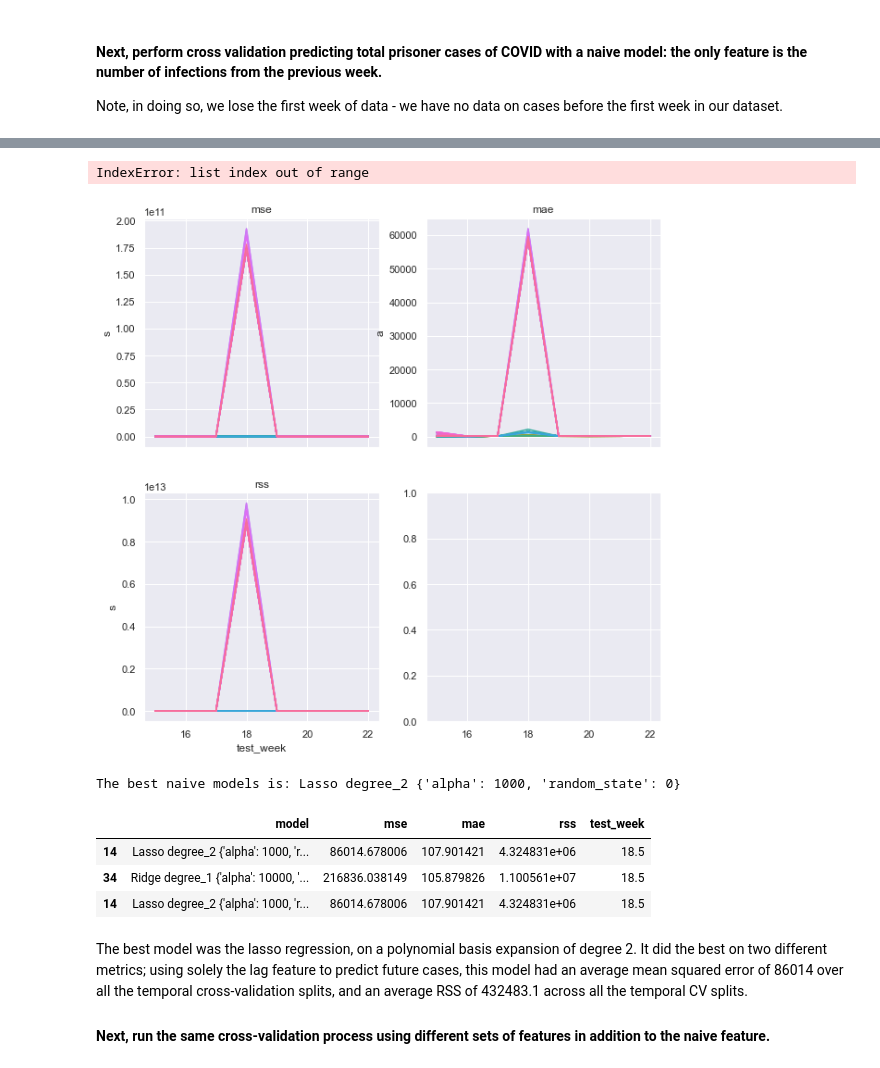
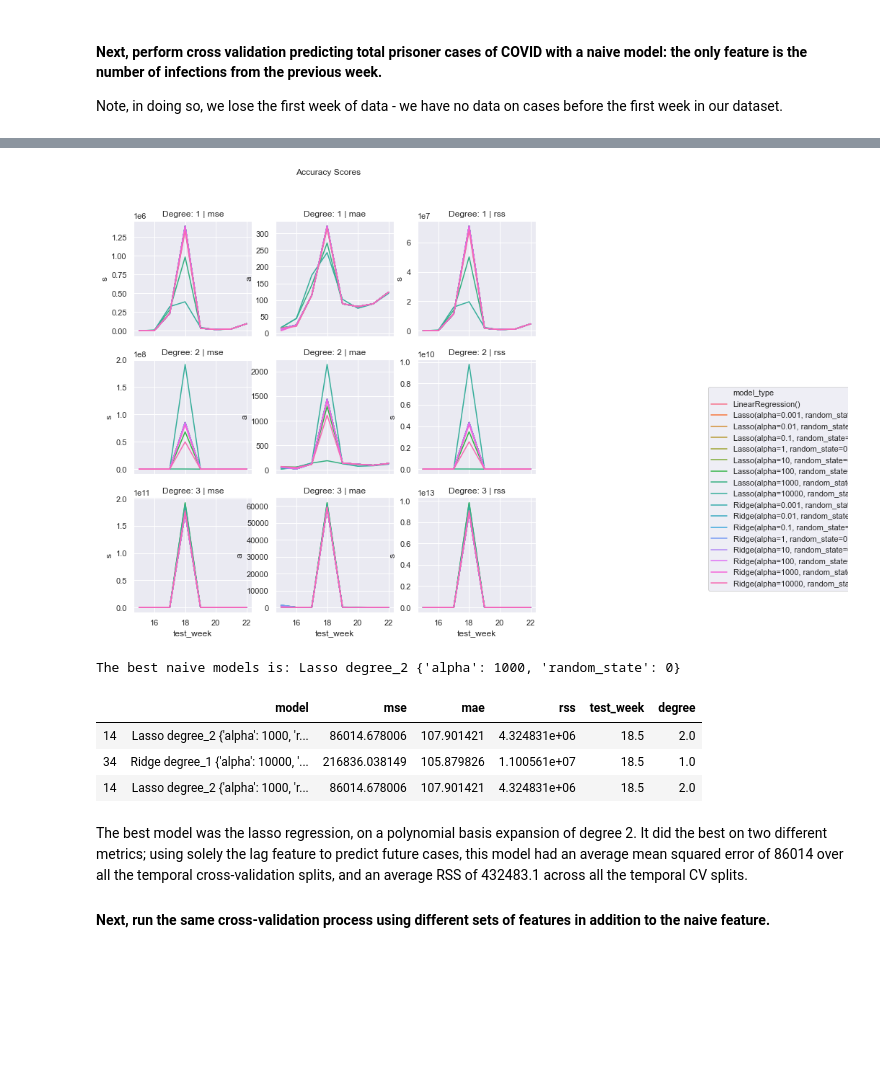
Before and after one commit to christi-liongson/covid_decarceration, a Jupyter notebook: analysis/prison_data_processing.ipynb, the cells around one changed output, grey strips where cells are left out. Drawn from its saved outputs; the diff is of its cells as text; code cells hidden in the pictures; blank space fills up the shorter version.

Commit message:
Updated function to graph metrics

```diff
--- a/analysis/prison_data_processing.ipynb
+++ b/analysis/prison_data_processing.ipynb
@@ -730,12 +735,12 @@ def cross_validate(temporal_splits, features, target, degrees, models, grid):
                                     models, grid)
             cv_eval.append(model_perf)
 
-    cv_df = pd.concat(cv_eval).astype(dtype={'mse': float, 'mae': float, 'rss': float})
+    cv_df = pd.concat(cv_eval).astype(dtype={'mse': float, 'mae': float, 'rss': float, 'degree': int})
 
     cv_df.reset_index(inplace=True)
     cv_df.rename(columns={'index': 'model'}, inplace=True)
     cv_df['model'] = cv_df['model'].str.extract(r"(\w+)\(")[0] + " " + \
-                                    "degree_" + cv_df['degree'] + " " + \
+                                    "degree_" + cv_df['degree'].astype(str) + " " + \
                                     cv_df["parameters"].astype(str)
 
     return cv_df
@@ -780,28 +785,31 @@ def graph_cv_scores(df, vars_and_labels, grouping, title):
     Returns:
         - nothing: shows plot in place
     '''
-    fig, axs = plt.subplots(2, 2, sharex="all", figsize=(10, 10))
+    fig, axs = plt.subplots(3, 3, sharex="all", figsize=(10, 10))
 
-    i = 0
-    for x in range(0, 2):
-        for y in range(0, 2):
-            sns.lineplot(df["test_week"], df[vars_and_labels[i]], data=df, hue=grouping, ax=axs[x, y])
+#     i = 0
+    for x in range(0, 3):
+#         print(df)
+        degree = x + 1
+        degree_df = df[df['degree'] == degree]
+#         print(degree_df.head())
+        for y in range(0, 3):
+            sns.lineplot(degree_df["test_week"], degree_df[vars_and_labels[y]], data=degree_df, hue=grouping, ax=axs[x, y])
             axs[x, y].get_legend().set_visible(False)
-            axs[x, y].set(xlabel="test_week", ylabel=vars_and_labels[i][1])
-            axs[x, y].set_title(vars_and_labels[i])
-            i += 1
+            axs[x, y].set(xlabel="test_week", ylabel=vars_and_labels[y][1])
+            axs[x, y].set_title("Degree: {} | {}".format(str(degree), vars_and_labels[y]))
+#             i += 1
 
     lines, labels = fig.axes[-1].get_legend_handles_labels()
 
-    fig.legend(lines, labels, loc="center right", bbox_to_anchor=(1.5, 0.5))
+    fig.legend(lines, labels, bbox_to_anchor=(1.5, 0.5))
     fig.suptitle(title)
     plt.show()
 # %%
 accuracy_metrics = ['mse', 'mae', 'rss']
-graph_cv_scores(naive_cv_df, accuracy_metrics, 'model', 'Accuracy Scores')
+graph_cv_scores(naive_cv_df, accuracy_metrics, 'model_type', 'Accuracy Scores')
 # %% [output]
-IndexError: list index out of range
-[figure, old version]
+[figure, new version]
 # %%
 def find_best_model(cv_results):
     '''
@@ -840,10 +848,10 @@ print("The best naive models is:", best_single_naive)
 best_naive
 # %% [output]
 The best naive models is: Lasso degree_2 {'alpha': 1000, 'random_state': 0}
-|  | model | mse | mae | rss | test_week |
-| 14 | Lasso degree_2 {'alpha': 1000, 'r... | 86014.678006 | 107.901421 | 4.324831e+06 | 18.5 |
-| 34 | Ridge degree_1 {'alpha': 10000, '... | 216836.038149 | 105.879826 | 1.100561e+07 | 18.5 |
-| 14 | Lasso degree_2 {'alpha': 1000, 'r... | 86014.678006 | 107.901421 | 4.324831e+06 | 18.5 |
+|  | model | mse | mae | rss | test_week | degree |
+| 14 | Lasso degree_2 {'alpha': 1000, 'r... | 86014.678006 | 107.901421 | 4.324831e+06 | 18.5 | 2.0 |
+| 34 | Ridge degree_1 {'alpha': 10000, '... | 216836.038149 | 105.879826 | 1.100561e+07 | 18.5 | 1.0 |
+| 14 | Lasso degree_2 {'alpha': 1000, 'r... | 86014.678006 | 107.901421 | 4.324831e+06 | 18.5 | 2.0 |
 # %% [markdown]
 The best model was the lasso regression, on a polynomial basis expansion of degree 2. It did the best on two different metrics; using solely the lag feature to predict future cases, this model had an average mean squared error of 86014 over all the temporal cross-validation splits, and an average RSS of 432483.1 across all the temporal CV splits.
 
```
Also changed, not shown: parts of 12 cells of this notebook.
